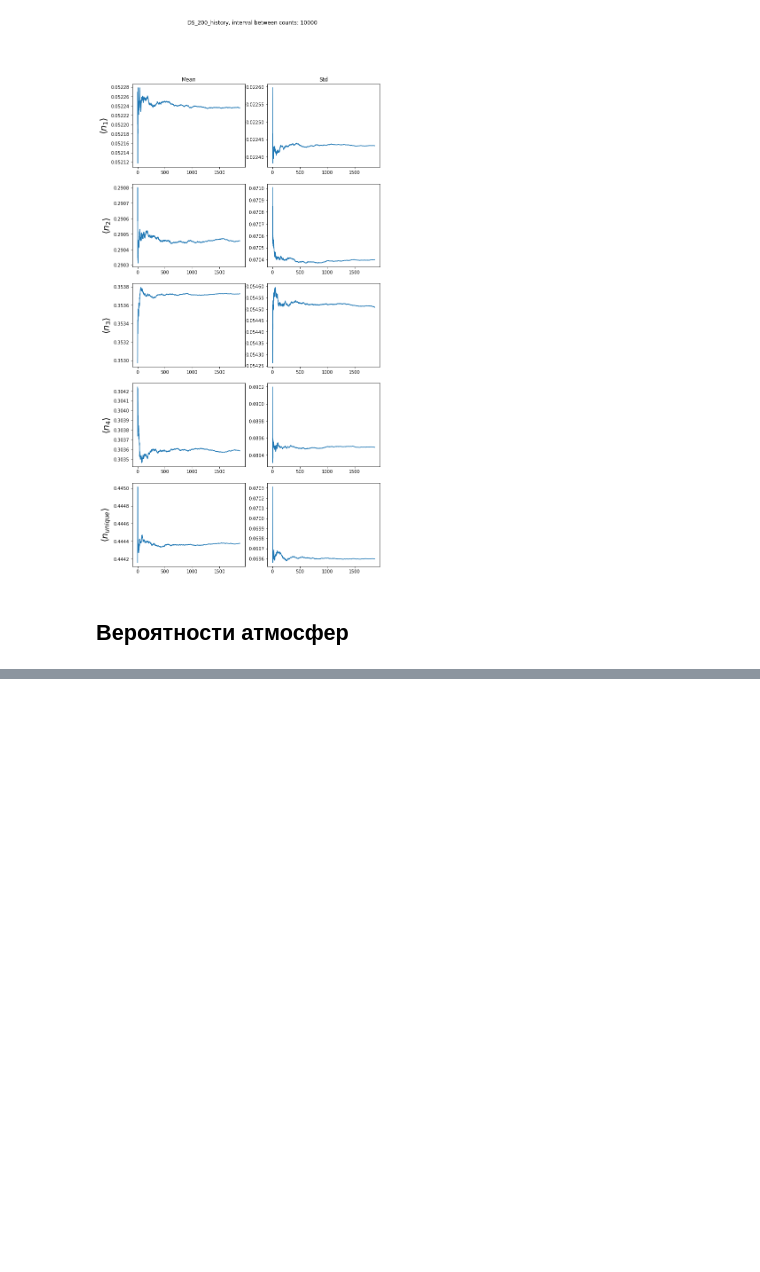
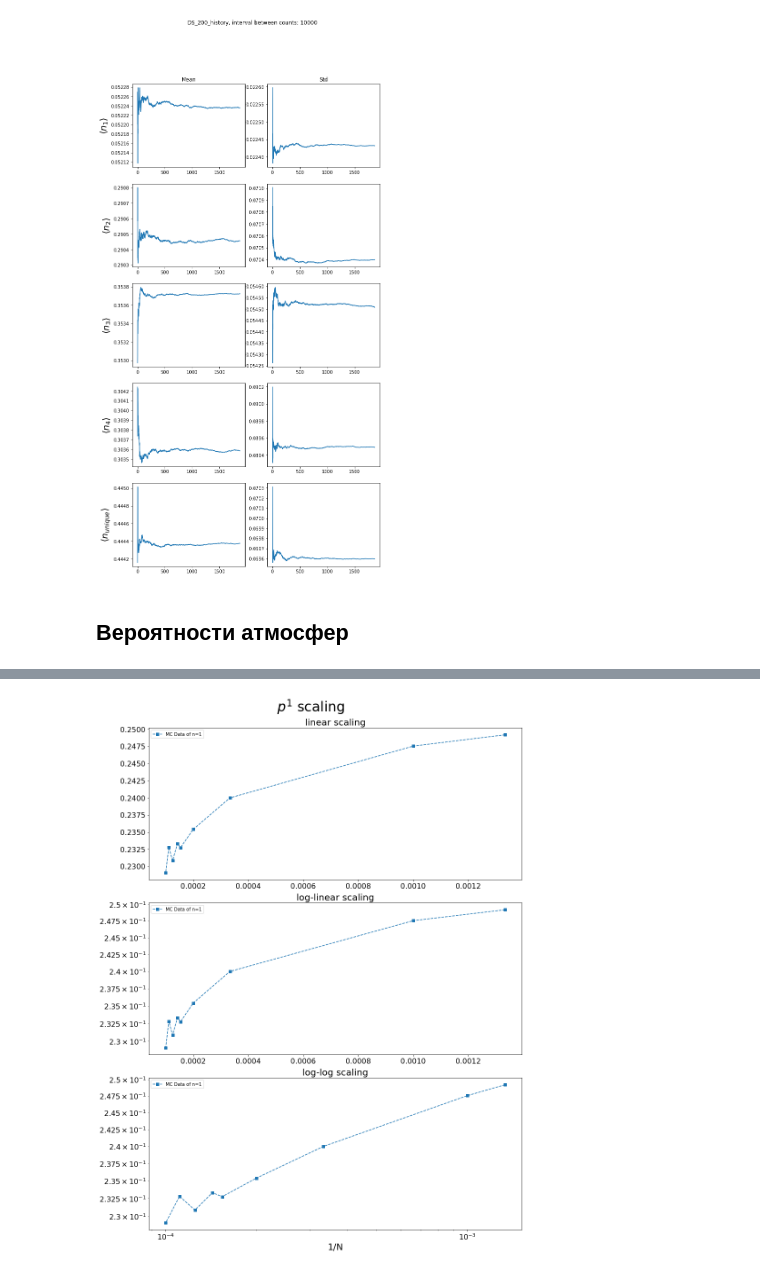
Before and after one commit to Chpel/ProjectMagnet, a Jupyter notebook: Расчёты .ipynb/Drunken_Sailor_v2.ipynb, the cells around one changed output, grey strips where cells are left out. Cells and saved outputs as stored; diff of their text form; code cells hidden in the pictures; blank space fills up the shorter version.

```diff
--- a/Расчёты .ipynb/Drunken_Sailor_v2.ipynb
+++ b/Расчёты .ipynb/Drunken_Sailor_v2.ipynb
@@ -252,0 +264,6 @@ def full_scaling(x, y, dy, n, image_name=None):
+# %%
+x = data['1/N'][5:]
+y = data['p1'][5:]
+full_scaling(x, y, None, 1)
+# %% [output]
+[figure, added]
```
Also changed, not shown: parts of 16 cells of this notebook.
